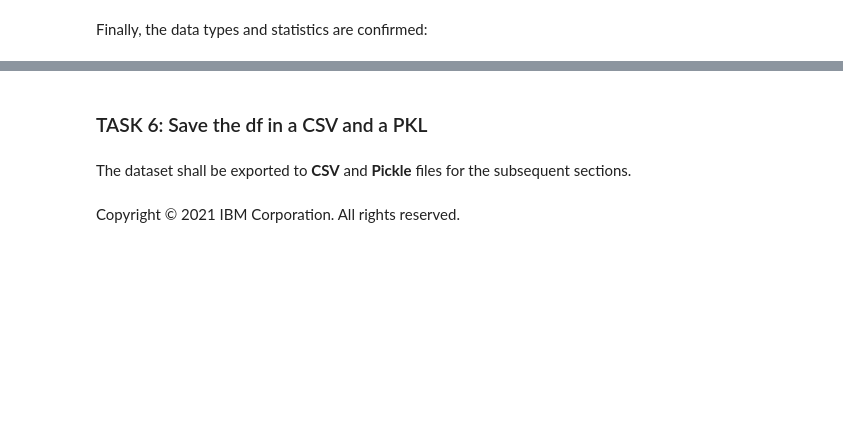
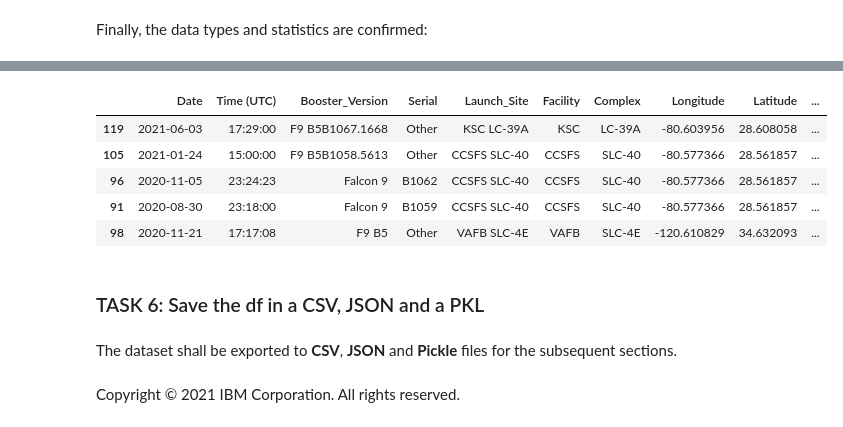
Before and after one commit to jgp-13/SpaceX_project, a Jupyter notebook: notebooks/Lab_3_Data_Wrangling.ipynb, the cells around one changed output, grey strips where cells are left out. Drawn from its saved outputs; the diff is of its cells as text; code cells hidden in the pictures; blank space fills up the shorter version.

```diff
--- a/notebooks/Lab_3_Data_Wrangling.ipynb
+++ b/notebooks/Lab_3_Data_Wrangling.ipynb
@@ -637,10 +686,19 @@ df.describe(include='category')
 | unique | 3 | 3 | 3 | 10 | 2 | 6 | 5 | 5.0 | ... |
 | top | CCSFS SLC-40 | CCSFS | SLC-40 | GTO | Success | Success | 5e9e3032383ecb6bb234e7ca | 5.0 | ... |
 | freq | 72 | 72 | 72 | 32 | 120 | 80 | 34 | 39.0 | ... |
+# %%
+df.sample(5)
+# %% [output]
+|  | Date | Time (UTC) | Booster_Version | Serial | Launch_Site | Facility | Complex | Longitude | Latitude | ... |
+| 119 | 2021-06-03 | 17:29:00 | F9 B5B1067.1668 | Other | KSC LC-39A | KSC | LC-39A | -80.603956 | 28.608058 | ... |
+| 105 | 2021-01-24 | 15:00:00 | F9 B5B1058.5613 | Other | CCSFS SLC-40 | CCSFS | SLC-40 | -80.577366 | 28.561857 | ... |
+| 96 | 2020-11-05 | 23:24:23 | Falcon 9 | B1062 | CCSFS SLC-40 | CCSFS | SLC-40 | -80.577366 | 28.561857 | ... |
+| 91 | 2020-08-30 | 23:18:00 | Falcon 9 | B1059 | CCSFS SLC-40 | CCSFS | SLC-40 | -80.577366 | 28.561857 | ... |
+| 98 | 2020-11-21 | 17:17:08 | F9 B5 | Other | VAFB SLC-4E | VAFB | SLC-4E | -120.610829 | 34.632093 | ... |
 # %% [markdown]
-### TASK 6: Save the df in a CSV and a PKL
+### TASK 6: Save the df in a CSV, JSON and a PKL
 # %% [markdown]
-The dataset shall be exported to **CSV** and **Pickle** files for the subsequent sections.
+The dataset shall be exported to **CSV**, **JSON** and **Pickle** files for the subsequent sections.
 # %%
 # save as CSV file
 csv_file = os.path.join(INTERIM_DATA_DIR, "dataset_part_2.csv")
```
Also changed, not shown: parts of 18 cells of this notebook, 6 other files.
